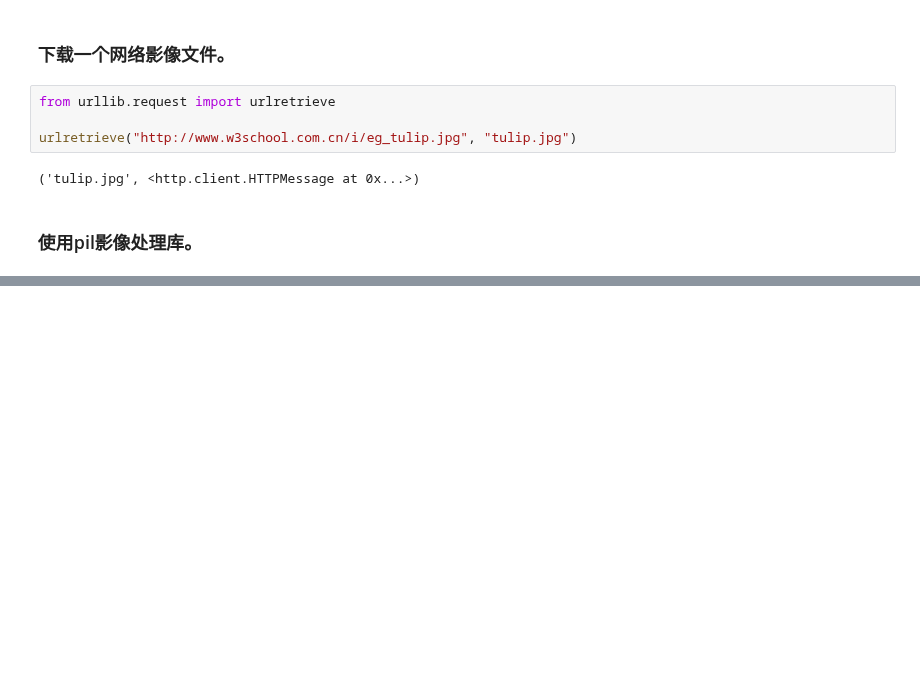
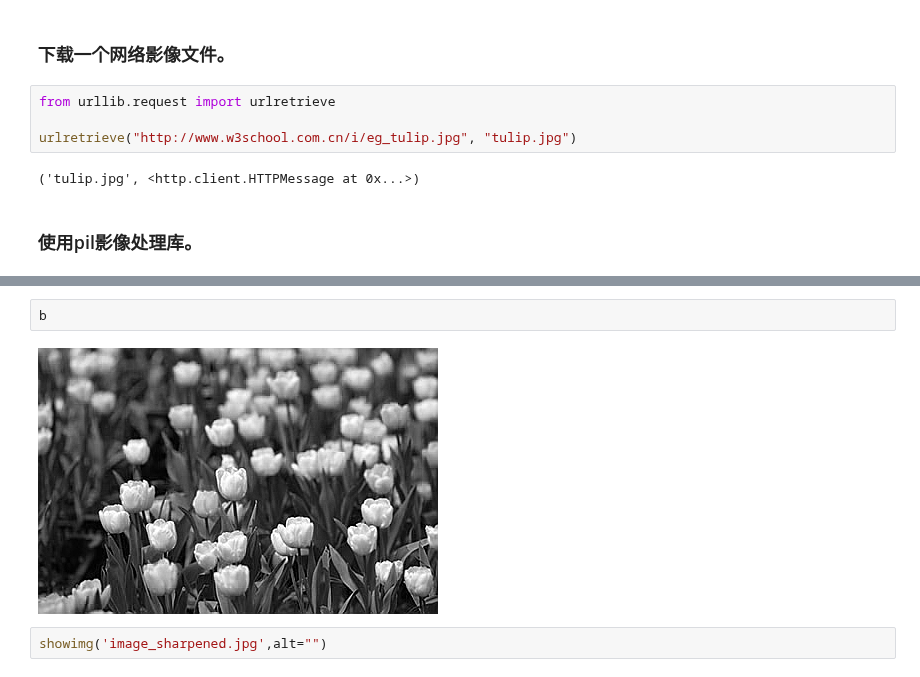
Before and after one commit to databooks/databook, a Jupyter notebook: quickstart/05-pyimages.ipynb, the cells around one changed output, grey strips where cells are left out. Saved outputs shown, nothing was run; the diff lists cells and outputs as text; blank space fills up the shorter version.

```diff
--- a/quickstart/05-pyimages.ipynb
+++ b/quickstart/05-pyimages.ipynb
@@ -36,0 +81,6 @@ urlretrieve("http://www.w3school.com.cn/i/eg_tulip.jpg", "tulip.jpg")
+# %%
+b
+# %% [output]
+[figure, added]
+# %%
+showimg('image_sharpened.jpg',alt="")
```
Also changed, not shown: parts of 12 cells of this notebook, 6 other files.
